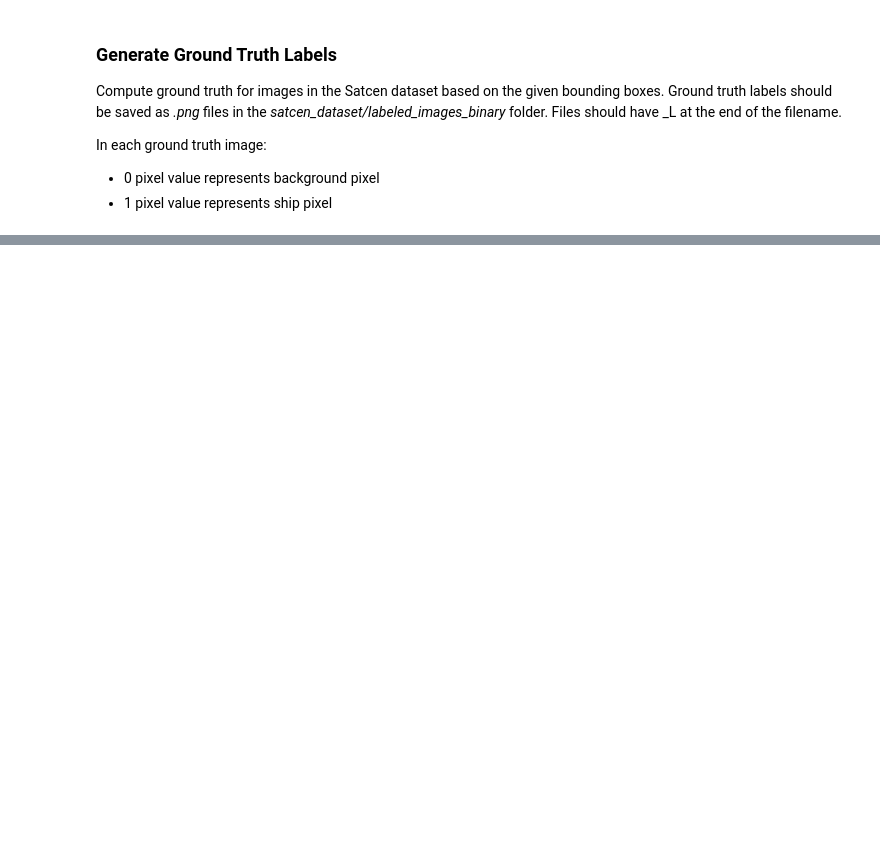
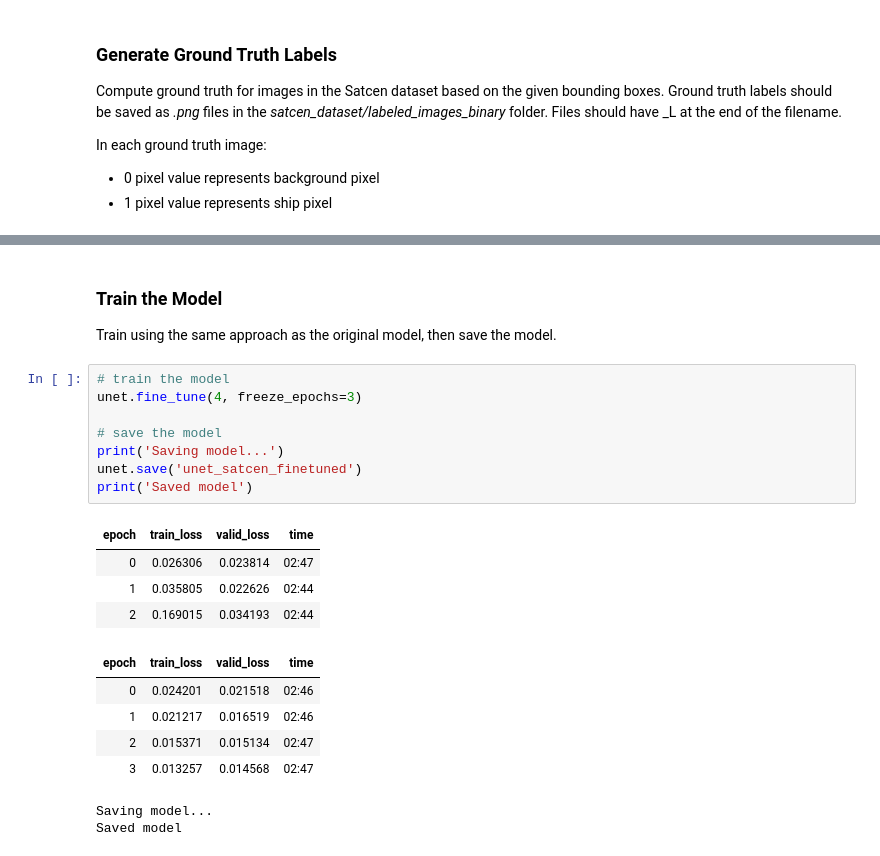
Before and after one commit to TasteDaBombDev/satcen-ship-detection, a Jupyter notebook: ship_detection/unet_finetune_satcen.ipynb, the cells around one changed output, grey strips where cells are left out. Cells and saved outputs as stored; diff of their text form; blank space fills up the shorter version.

```diff
--- a/ship_detection/unet_finetune_satcen.ipynb
+++ b/ship_detection/unet_finetune_satcen.ipynb
@@ -194,0 +209,24 @@ Total number of training and validation examples: 1898
+# %% [markdown]
+### Train the Model
+
+Train using the same approach as the original model, then save the model.
+# %%
+# train the model
+unet.fine_tune(4, freeze_epochs=3)
+
+# save the model
+print('Saving model...')
+unet.save('unet_satcen_finetuned')
+print('Saved model')
+# %% [output]
+| epoch | train_loss | valid_loss | time |
+| 0 | 0.026306 | 0.023814 | 02:47 |
+| 1 | 0.035805 | 0.022626 | 02:44 |
+| 2 | 0.169015 | 0.034193 | 02:44 |
+| epoch | train_loss | valid_loss | time |
+| 0 | 0.024201 | 0.021518 | 02:46 |
+| 1 | 0.021217 | 0.016519 | 02:46 |
+| 2 | 0.015371 | 0.015134 | 02:47 |
+| 3 | 0.013257 | 0.014568 | 02:47 |
+Saving model...
+Saved model
```
Also changed, not shown: parts of 9 cells of this notebook.
